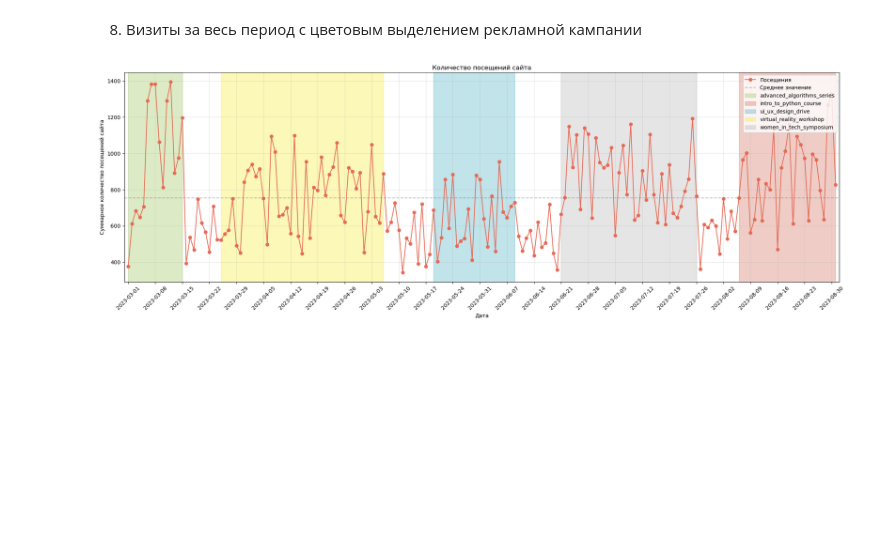
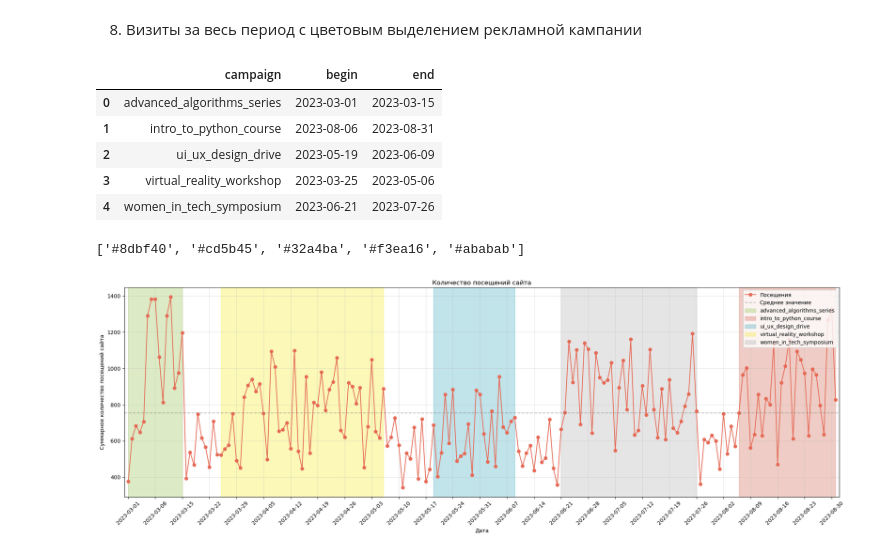
Before and after one commit to Vbhfbk/data-analytics-project-100, a Jupyter notebook: charts_project.ipynb, the cells around one changed output. Drawn from its saved outputs; the diff is of its cells as text; code cells hidden in the pictures; blank space fills up the shorter version.

```diff
--- a/charts_project.ipynb
+++ b/charts_project.ipynb
@@ -564,13 +564,26 @@ plt.savefig('./charts/campaign_cost_overall.png')
 # %%
 campaigns_period = conv_ads[conv_ads['utm_campaign'] != 'none']
 campaign_date = campaigns_period.groupby('utm_campaign')['date_group'].agg(['min', 'max']).reset_index()
-campaign_date['color'] = ['#8dbf40', '#cd5b45', '#32a4ba', '#f3ea16','#ababab']
-campaign_date.columns = ['campaign', 'begin', 'end', 'color']
+#campaign_date['color'] = ['#8dbf40', '#cd5b45', '#32a4ba', '#f3ea16','#ababab']
+campaign_date.columns = ['campaign', 'begin', 'end']
+# %%
+campaign_date.head(10)
+# %% [output]
+|  | campaign | begin | end |
+| 0 | advanced_algorithms_series | 2023-03-01 | 2023-03-15 |
+| 1 | intro_to_python_course | 2023-08-06 | 2023-08-31 |
+| 2 | ui_ux_design_drive | 2023-05-19 | 2023-06-09 |
+| 3 | virtual_reality_workshop | 2023-03-25 | 2023-05-06 |
+| 4 | women_in_tech_symposium | 2023-06-21 | 2023-07-26 |
 # %%
 colors = ['#8dbf40', '#cd5b45', '#32a4ba', '#f3ea16', '#ababab']
 color_list = []
 for campaign_number in range(len(campaign_date)):
     color_list.append(colors[campaign_number % 5])
+# %%
+print(color_list)
+# %% [output]
+['#8dbf40', '#cd5b45', '#32a4ba', '#f3ea16', '#ababab']
 # %%
 x = conv_ads['date_group']
 y = conv_ads['visits']
```
